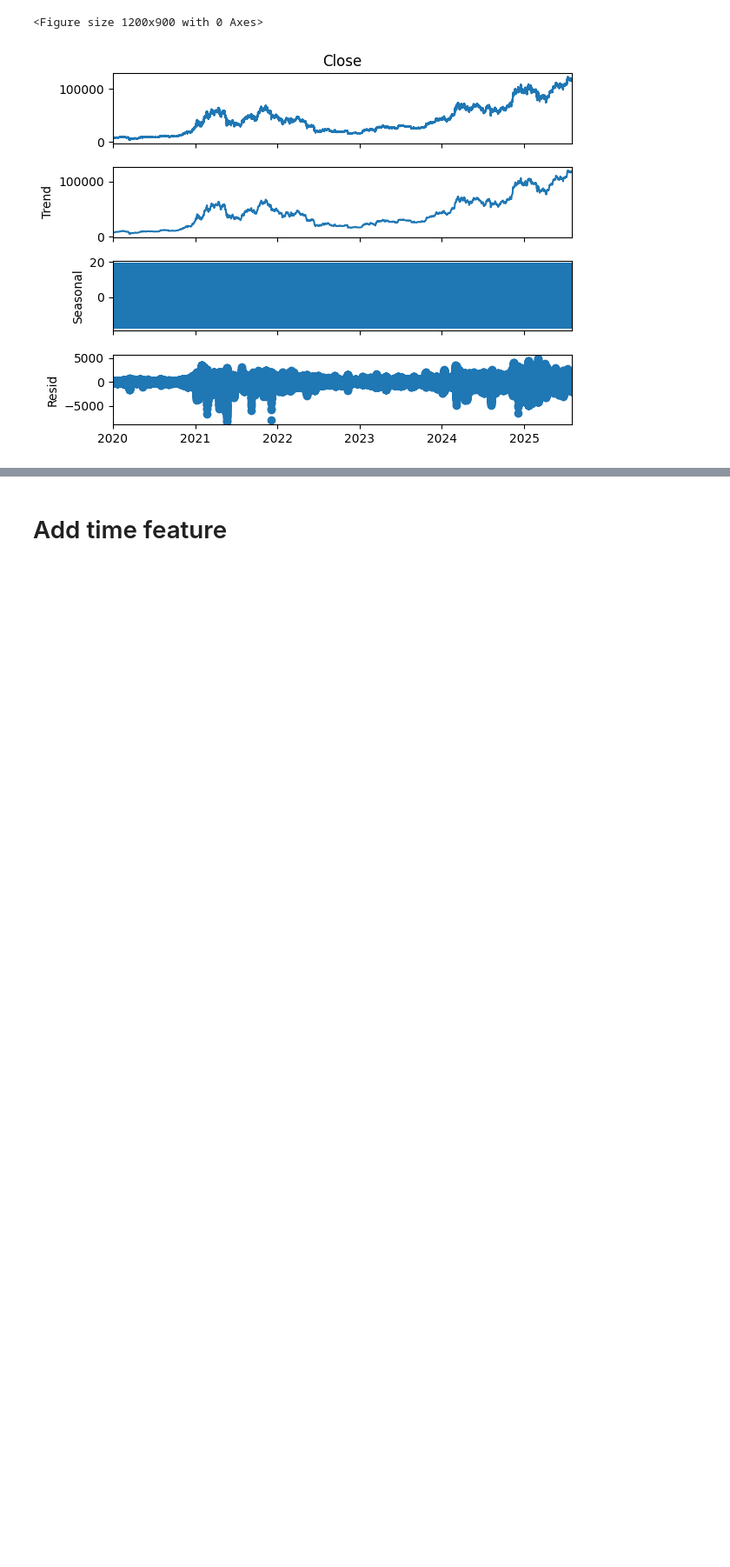
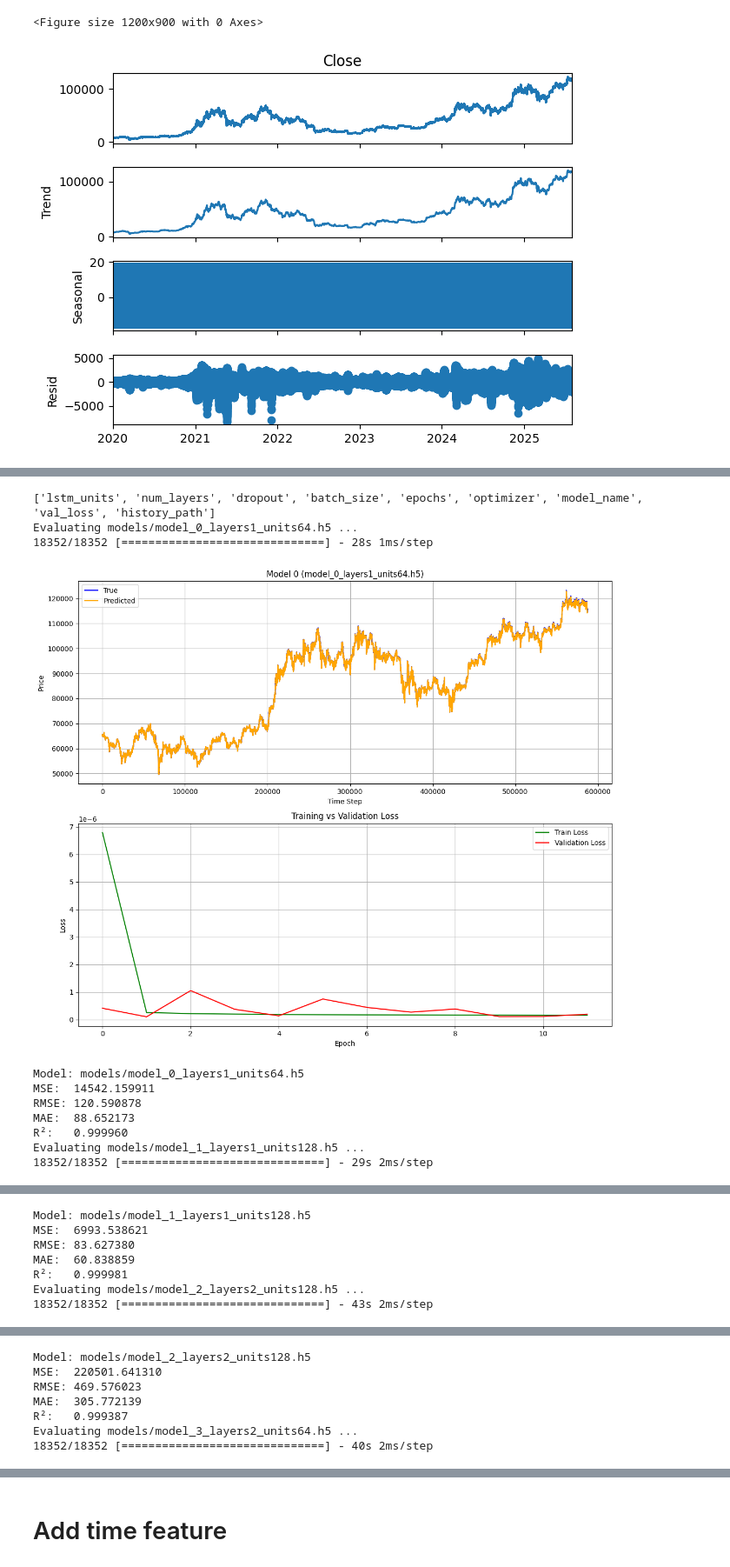
Before and after one commit to jiangfz1997/Bitcoin_Price_Prediction, a Jupyter notebook: notebooks/bitcoin_prediction_LSTM.ipynb, the cells around one changed output, grey strips where cells are left out. Shown at 87% size. Drawn from its saved outputs; the diff is of its cells as text; code cells hidden in the pictures; blank space fills up the shorter version.

```diff
--- a/notebooks/bitcoin_prediction_LSTM.ipynb
+++ b/notebooks/bitcoin_prediction_LSTM.ipynb
@@ -132,0 +221,46 @@ Timestamp
+# %%
+window_size = 24  # ← 原模型训练用的
+
+X, y = create_sequences(scaled_data, window_size=window_size)
+
+split_index = int(len(X) * 0.8)
+X_train, X_test = X[:split_index], X[split_index:]
+y_train, y_test = y[:split_index], y[split_index:]
+
+# Optional validation set（如果你要用）
+val_split = int(len(X_train) * 0.8)
+X_val, y_val = X_train[val_split:], y_train[val_split:]
+X_train_part, y_train_part = X_train[:val_split], y_train[:val_split]
+
+df = pd.read_csv("training_results.csv")
+print(df.columns.tolist())
+target_indices = [0,1,2,3,4]  # model_0, model_6, model_7
+
+results = []
+for i in target_indices:
+    row = df.iloc[i]
+    model_path = f"models/{row['model_name']}"
+    history_path = f"histories/{row['history_path']}"
+    print(f"Evaluating {model_path} ...")
+
+    result = evaluate_model(
+        model_path=model_path,
+        history_path=history_path,
+        X_test=X_test,
+        y_test=y_test,
+        scaler=scaler,
+        title=f"Model {i} ({row['model_name']})"
+    )
+    results.append(result)
+# %% [output]
+['lstm_units', 'num_layers', 'dropout', 'batch_size', 'epochs', 'optimizer', 'model_name', 'val_loss', 'history_path']
+Evaluating models/model_0_layers1_units64.h5 ...
+18352/18352 [==============================] - 28s 1ms/step
+[figure, added]
+Model: models/model_0_layers1_units64.h5
+MSE:  14542.159911
+RMSE: 120.590878
+MAE:  88.652173
+R²:   0.999960
+Evaluating models/model_1_layers1_units128.h5 ...
+18352/18352 [==============================] - 29s 2ms/step
@@ -132,0 +268,7 @@ Timestamp
+Model: models/model_1_layers1_units128.h5
+MSE:  6993.538621
+RMSE: 83.627380
+MAE:  60.838859
+R²:   0.999981
+Evaluating models/model_2_layers2_units128.h5 ...
+18352/18352 [==============================] - 43s 2ms/step
@@ -132,0 +276,7 @@ Timestamp
+Model: models/model_2_layers2_units128.h5
+MSE:  220501.641310
+RMSE: 469.576023
+MAE:  305.772139
+R²:   0.999387
+Evaluating models/model_3_layers2_units64.h5 ...
+18352/18352 [==============================] - 40s 2ms/step
```
Also changed, not shown: parts of 14 cells of this notebook, 14 other files.
